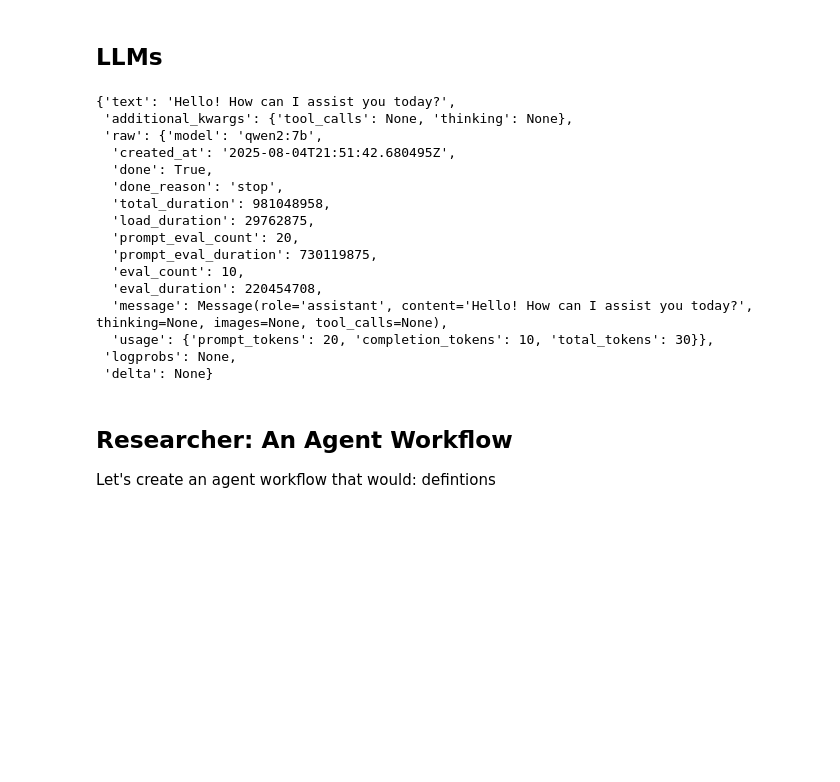
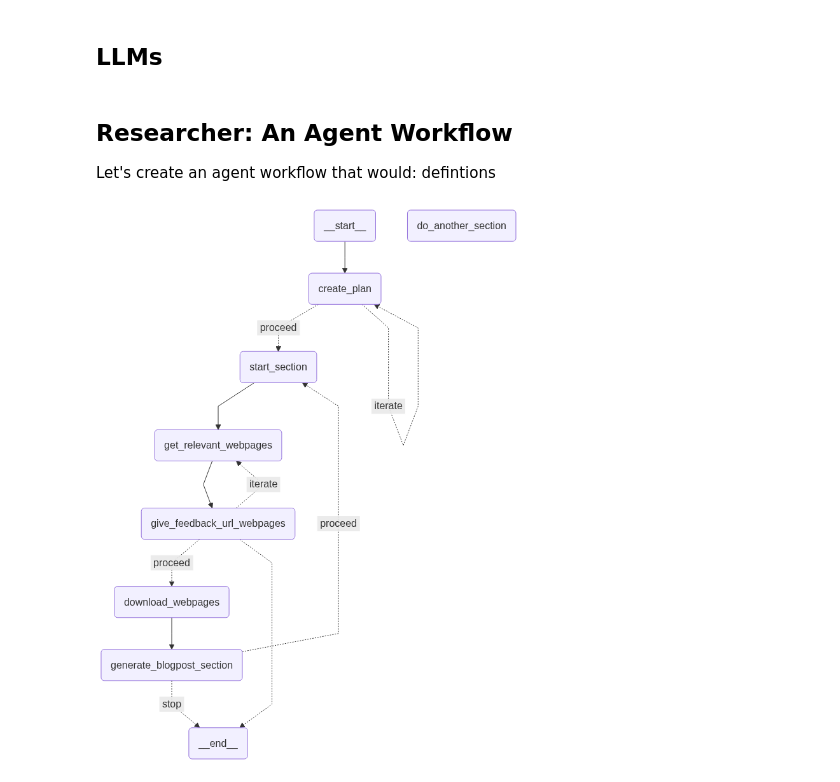
Before and after one commit to freelectron/hf-agents-course, a Jupyter notebook: unit2.3_langgraph/researcher_v2.ipynb, the cells around one changed output. Cells and saved outputs as stored; diff of their text form; code cells hidden in the pictures; blank space fills up the shorter version.

Commit message:
Fixed writing blogpost section by section

```diff
--- a/unit2.3_langgraph/researcher_v2.ipynb
+++ b/unit2.3_langgraph/researcher_v2.ipynb
@@ -5,26 +5,9 @@ from llama_index.llms.ollama import Ollama
 
 chat_model = Ollama(model="qwen2:7b", context_window=80000, request_timeout=300)
 # %%
-res = chat_model.complete("Hey")
-res.raw["message"]["content"]
-res.__dict__
+# res = chat_model.complete("Hey")
+# res.raw["message"]["content"]
+# res.__dict__
-# %% [output]
-{'text': 'Hello! How can I assist you today?',
- 'additional_kwargs': {'tool_calls': None, 'thinking': None},
- 'raw': {'model': 'qwen2:7b',
-  'created_at': '2025-08-04T21:51:42.680495Z',
-  'done': True,
-  'done_reason': 'stop',
-  'total_duration': 981048958,
-  'load_duration': 29762875,
-  'prompt_eval_count': 20,
-  'prompt_eval_duration': 730119875,
-  'eval_count': 10,
-  'eval_duration': 220454708,
-  'message': Message(role='assistant', content='Hello! How can I assist you today?', thinking=None, images=None, tool_calls=None),
-  'usage': {'prompt_tokens': 20, 'completion_tokens': 10, 'total_tokens': 30}},
- 'logprobs': None,
- 'delta': None}
 # %% [markdown]
 ## Researcher: An Agent Workflow
 
@@ -192,37 +197,51 @@ def generate_blogpost_section(state:SearchState) -> str:
 # %%
 from langgraph.graph import StateGraph, START, END
 from IPython.display import Image, display
 
 # Create the graph
 researcher_graph = StateGraph(SearchState)
 
 # Add nodes
 researcher_graph.add_node("create_plan", create_plan)
 researcher_graph.add_node("start_section", start_section)
 researcher_graph.add_node("get_relevant_webpages", get_relevant_webpages)
 researcher_graph.add_node("download_webpages", download_webpages)
 researcher_graph.add_node("generate_blogpost_section", generate_blogpost_section)
 
+researcher_graph.add_node("do_another_section", do_another_section)
+researcher_graph.add_node("give_feedback_url_webpages", give_feedback_url_webpages)
+
 researcher_graph.add_edge(START, "create_plan")
 researcher_graph.add_conditional_edges(
     "create_plan",
     check_plan,
     {
         "proceed": "start_section",
         "iterate": "create_plan",
     }
 )
+researcher_graph.add_edge("start_section", "get_relevant_webpages")
+researcher_graph.add_edge("get_relevant_webpages", "give_feedback_url_webpages")
 researcher_graph.add_conditional_edges(
-    "start_section",
-    check_start_section,
+    "give_feedback_url_webpages",
+    evaluate_url_webpages,
     {
-        "proceed": "get_relevant_webpages",
+        "proceed": "download_webpages",
+        "iterate": "get_relevant_webpages",
+    }
+)
+
+researcher_graph.add_edge("download_webpages", "generate_blogpost_section")
+researcher_graph.add_conditional_edges(
+    "generate_blogpost_section",
+    do_another_section,
+    {
+        "proceed": "start_section",
         "stop": END,
     }
 )
-researcher_graph.add_edge("get_relevant_webpages", "download_webpages")
-researcher_graph.add_edge("download_webpages", "generate_blogpost_section")
-researcher_graph.add_edge("generate_blogpost_section", END)
 dag = researcher_graph.compile()
 display(Image(dag.get_graph().draw_mermaid_png()))
+# %% [output]
+[figure, added]
 # %%
```
Also changed, not shown: parts of 3 cells of this notebook.
